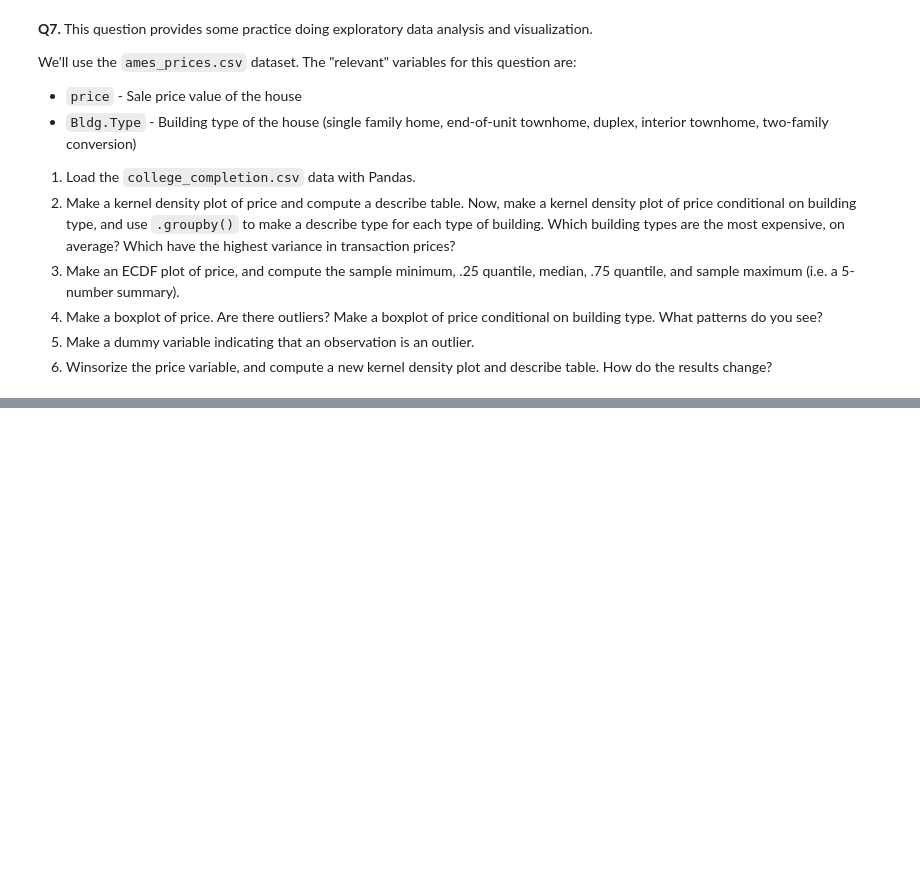
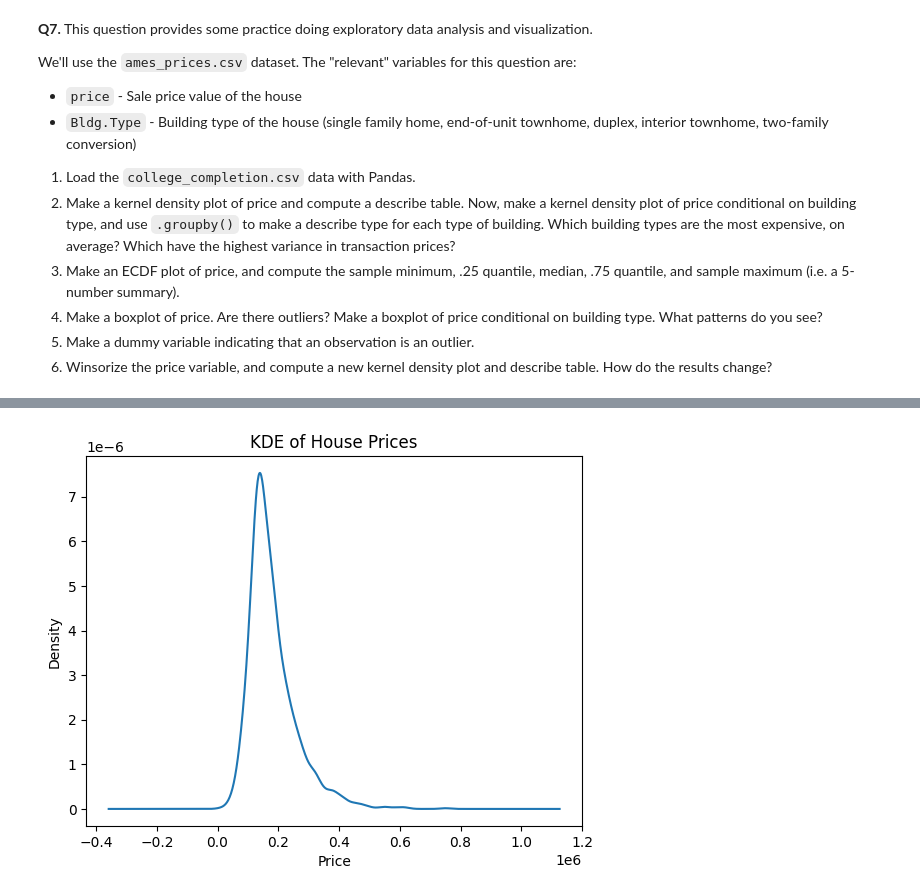
Before and after one commit to namithatholasi/undergrad_ml_assignments, a Jupyter notebook: 01_assignment_wrangling_and_eda.ipynb, the cells around one changed output, grey strips where cells are left out. Saved outputs shown, nothing was run; the diff lists cells and outputs as text; code cells hidden in the pictures; blank space fills up the shorter version.

```diff
--- a/01_assignment_wrangling_and_eda.ipynb
+++ b/01_assignment_wrangling_and_eda.ipynb
@@ -765,3 +765,13 @@ We'll use the `ames_prices.csv` dataset. The "relevant" variables for this quest
 4. Make a boxplot of price. Are there outliers? Make a boxplot of price conditional on building type. What patterns do you see?
 5. Make a dummy variable indicating that an observation is an outlier.
 6. Winsorize the price variable, and compute a new kernel density plot and describe table. How do the results change?
+# %%
+#Q7.1
+
+#Load the data
+import pandas as pd
+import seaborn as sns
+import matplotlib.pyplot as plt
+
+df_ames = pd.read_csv("/content/data/ames_prices.csv")
+df_ames.head()
@@ -767,0 +786,10 @@ We'll use the `ames_prices.csv` dataset. The "relevant" variables for this quest
+# %%
+#Q7.2
+
+#KDE plot of price
+df_ames["price"].plot(kind="kde")
+plt.xlabel("Price")
+plt.title("KDE of House Prices")
+plt.show()
+# %% [output]
+[figure, added]
```
Also changed, not shown: parts of 16 cells of this notebook.
